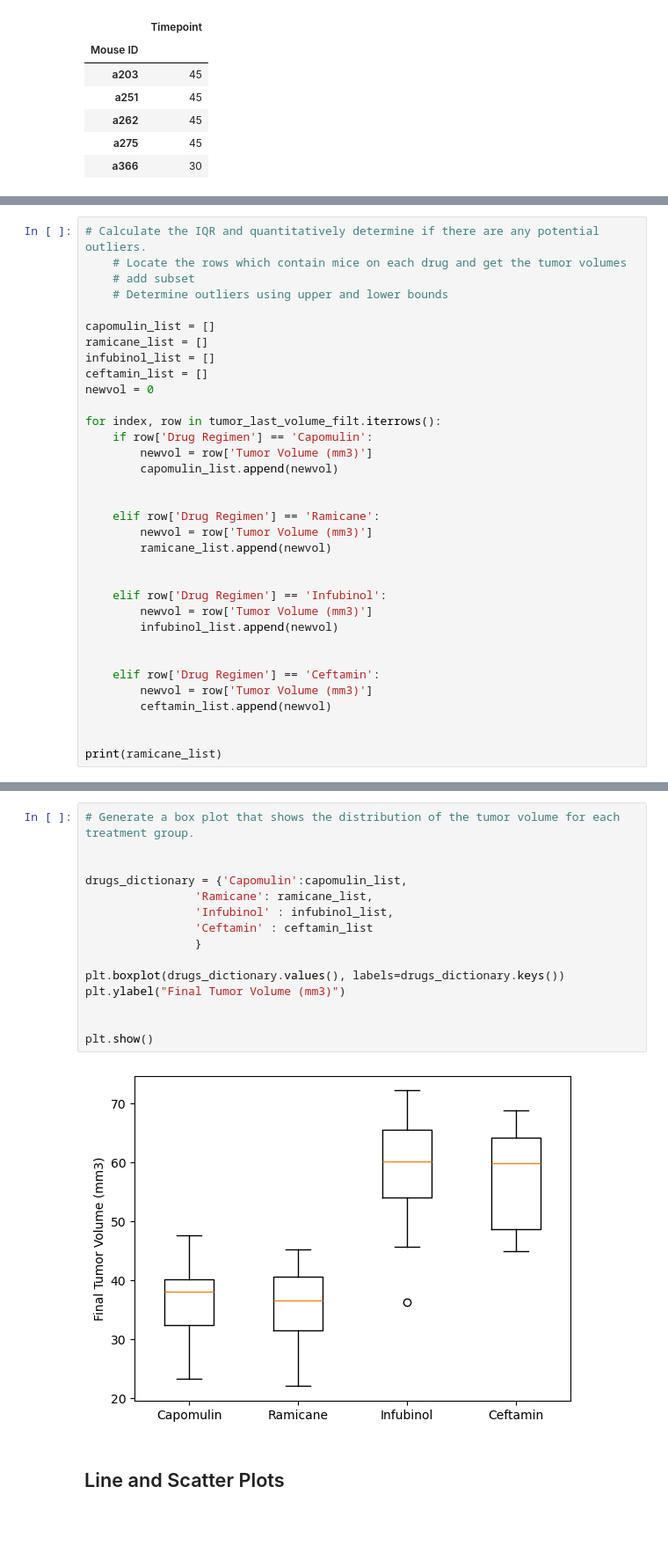
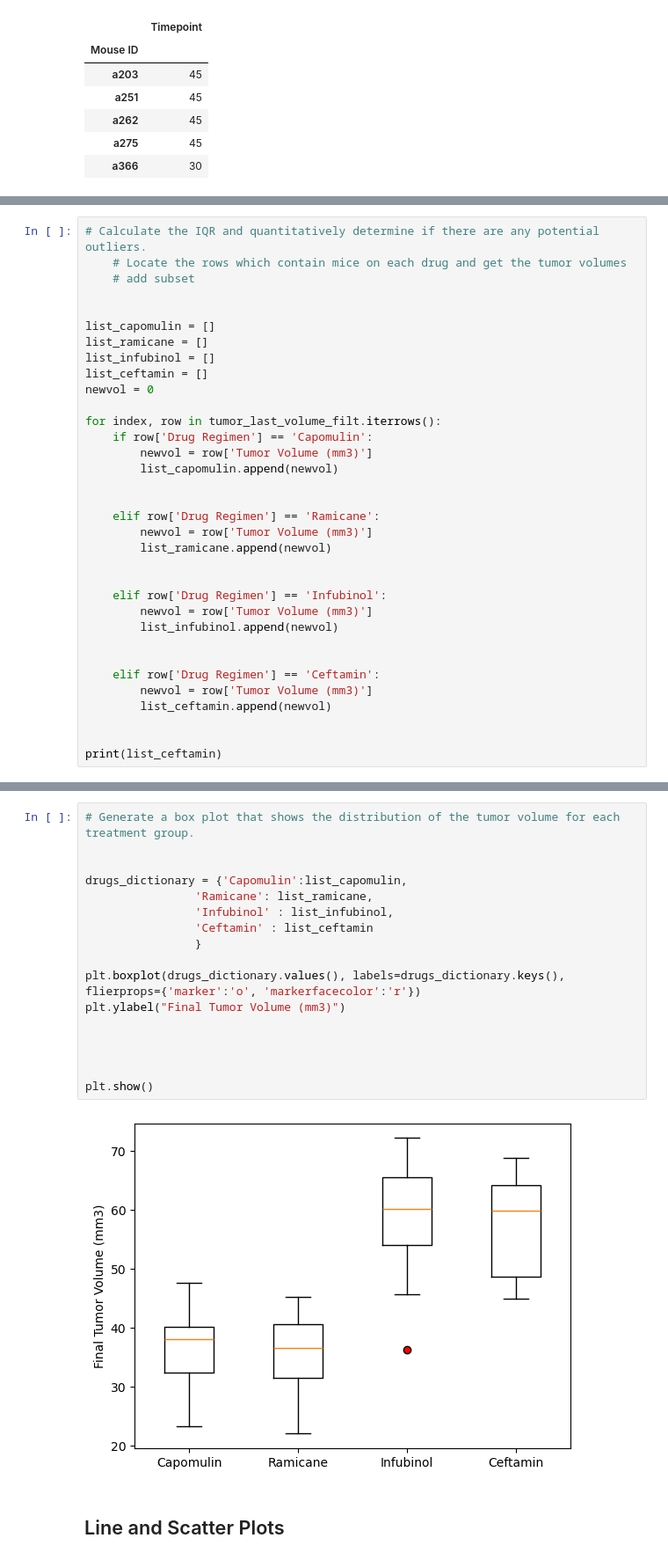
Before and after one commit to nazimben25/matplotlib-challenge, a Jupyter notebook: challeng5mywork.ipynb, the cells around one changed output, grey strips where cells are left out. Shown at 88% size. Cells and saved outputs as stored; diff of their text form; blank space fills up the shorter version.

Commit message:
update code : calculate outliers + color outlier in boxplot

```diff
--- a/challeng5mywork.ipynb
+++ b/challeng5mywork.ipynb
@@ -266,34 +266,34 @@ tumor_last_volume_filt.head()
 # Calculate the IQR and quantitatively determine if there are any potential outliers.
     # Locate the rows which contain mice on each drug and get the tumor volumes
     # add subset
-    # Determine outliers using upper and lower bounds
 
-capomulin_list = []
-ramicane_list = []
-infubinol_list = []
-ceftamin_list = []
+
+list_capomulin = []
+list_ramicane = []
+list_infubinol = []
+list_ceftamin = []
 newvol = 0
 
 for index, row in tumor_last_volume_filt.iterrows():
     if row['Drug Regimen'] == 'Capomulin':
         newvol = row['Tumor Volume (mm3)']
-        capomulin_list.append(newvol)
+        list_capomulin.append(newvol)
 
 
     elif row['Drug Regimen'] == 'Ramicane':
         newvol = row['Tumor Volume (mm3)']
-        ramicane_list.append(newvol)
+        list_ramicane.append(newvol)
 
 
     elif row['Drug Regimen'] == 'Infubinol':
         newvol = row['Tumor Volume (mm3)']
-        infubinol_list.append(newvol)
+        list_infubinol.append(newvol)
 
 
     elif row['Drug Regimen'] == 'Ceftamin':
         newvol = row['Tumor Volume (mm3)']
-        ceftamin_list.append(newvol)
+        list_ceftamin.append(newvol)
 
 
-print(ramicane_list)
+print(list_ceftamin)
 # %% [output]
@@ -301,20 +357,22 @@ print(ramicane_list)
 # %%
 # Generate a box plot that shows the distribution of the tumor volume for each treatment group.
 
 
-drugs_dictionary = {'Capomulin':capomulin_list,
-                'Ramicane': ramicane_list,
-                'Infubinol' : infubinol_list,
-                'Ceftamin' : ceftamin_list
+drugs_dictionary = {'Capomulin':list_capomulin,
+                'Ramicane': list_ramicane,
+                'Infubinol' : list_infubinol,
+                'Ceftamin' : list_ceftamin
                 }
 
-plt.boxplot(drugs_dictionary.values(), labels=drugs_dictionary.keys())
+plt.boxplot(drugs_dictionary.values(), labels=drugs_dictionary.keys(), flierprops={'marker':'o', 'markerfacecolor':'r'})
 plt.ylabel("Final Tumor Volume (mm3)")
 
 
+
+
 plt.show()
 # %% [output]
-[figure, old version]
+[figure, new version]
 # %% [markdown]
 ## Line and Scatter Plots
 # %%
```
Also changed, not shown: parts of 2 cells of this notebook.
